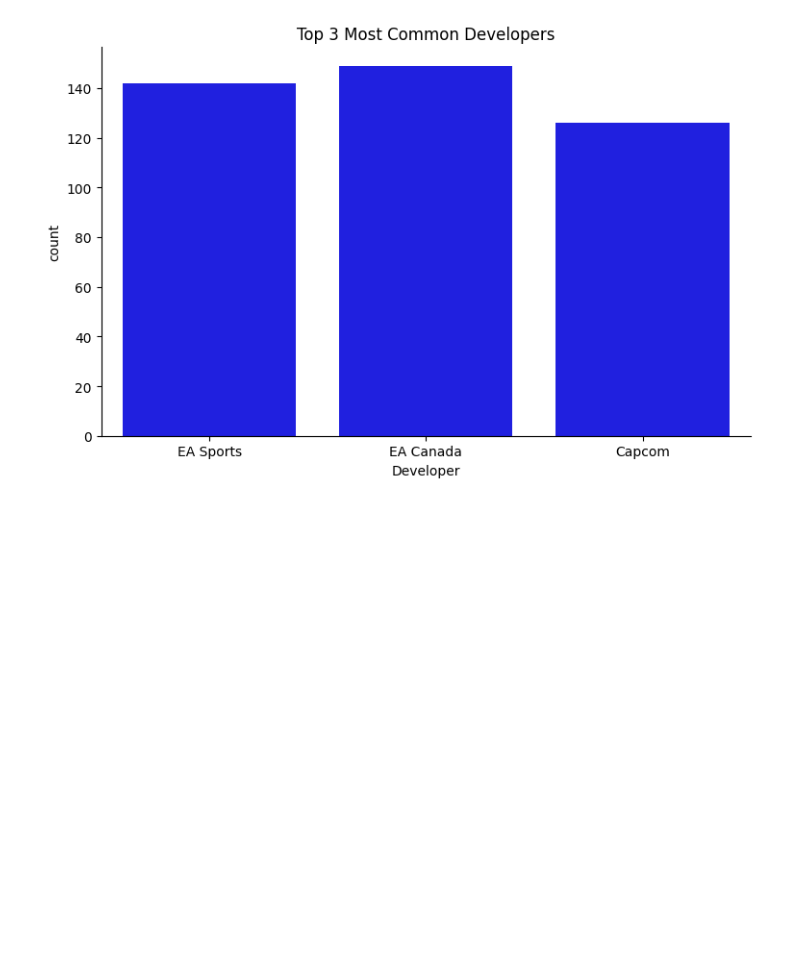
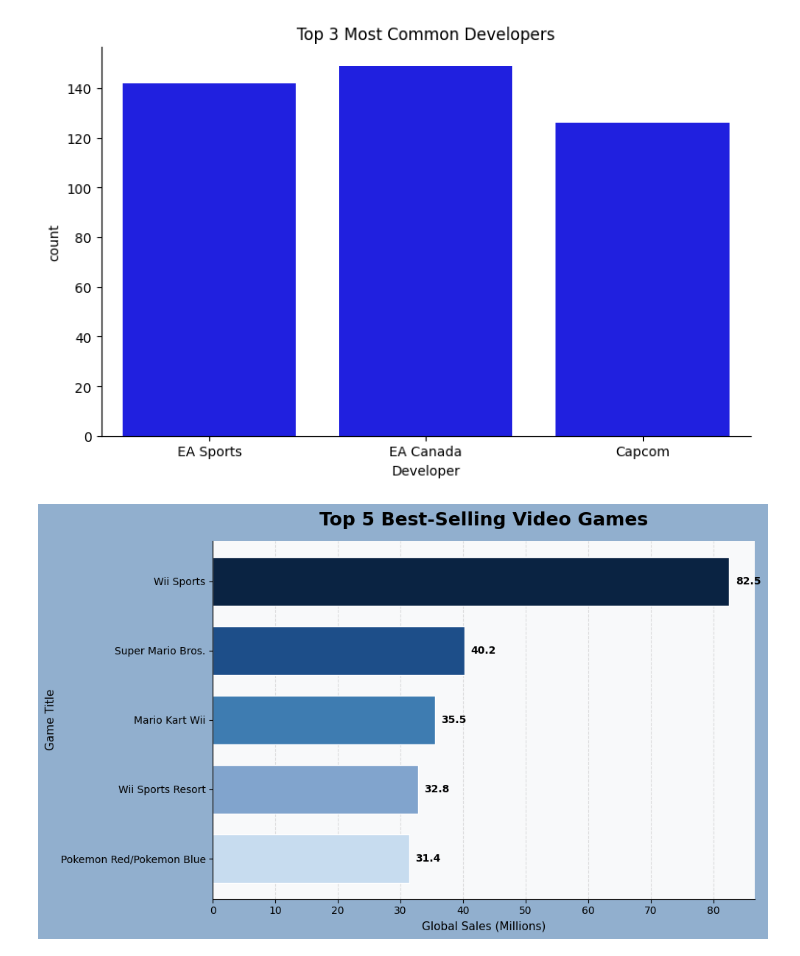
Before and after one commit to Akakiusz/Visualisation-Techniques-for-AI-, a Jupyter notebook: NOTEBOOK/analysis TEST.ipynb, the cells around one changed output. Saved outputs shown, nothing was run; the diff lists cells and outputs as text; code cells hidden in the pictures; blank space fills up the shorter version.

```diff
--- a/NOTEBOOK/analysis TEST.ipynb
+++ b/NOTEBOOK/analysis TEST.ipynb
@@ -397,3 +386,79 @@ plt.tight_layout()
 plt.show()
 # %% [output]
 [figure]
+# %%
+import matplotlib.pyplot as plt
+
+# Top 5 games
+top5 = (
+    df_selection
+    .sort_values(by='Global_Sales', ascending=False)
+    .head(5)
+)
+
+# Figure
+fig, ax = plt.subplots(figsize=(10, 6))
+
+# Gradient blue palette
+colors = ['#0A2342', '#1D4E89', '#3E7CB1', '#81A4CD', '#C7DCEF']
+
+# Horizontal bars
+bars = ax.barh(
+    top5['Name'],
+    top5['Global_Sales'],
+    color=colors,
+    edgecolor='white',
+    height=0.7
+)
+
+# Highest value at the top
+ax.invert_yaxis()
+
+# Title and labels
+ax.set_title(
+    'Top 5 Best-Selling Video Games',
+    fontsize=18,
+    fontweight='bold',
+    pad=15
+)
+
+ax.set_xlabel('Global Sales (Millions)', fontsize=11)
+ax.set_ylabel('Game Title', fontsize=11)
+
+# Grid
+ax.grid(
+    axis='x',
+    linestyle='--',
+    alpha=0.4
+)
+
+ax.set_axisbelow(True)
+
+# Remove unnecessary spines
+ax.spines['top'].set_visible(False)
+ax.spines['right'].set_visible(False)
+
+# Add sales values to bars
+for bar in bars:
+    width = bar.get_width()
+    ax.text(
+        width + 1,
+        bar.get_y() + bar.get_height() / 2,
+        f'{width:.1f}',
+        va='center',
+        fontsize=10,
+        fontweight='bold'
+    )
+
+# Background color
+fig.patch.set_facecolor("#91afce")
+ax.set_facecolor('#f8f9fa')
+
+plt.tight_layout()
+
+# Save BEFORE show
+plt.savefig('top5_games_sales.png', dpi=300, bbox_inches='tight')
+
+plt.show()
+# %% [output]
+[figure, added]
```
Also changed, not shown: parts of 5 cells of this notebook, 4 other files.
